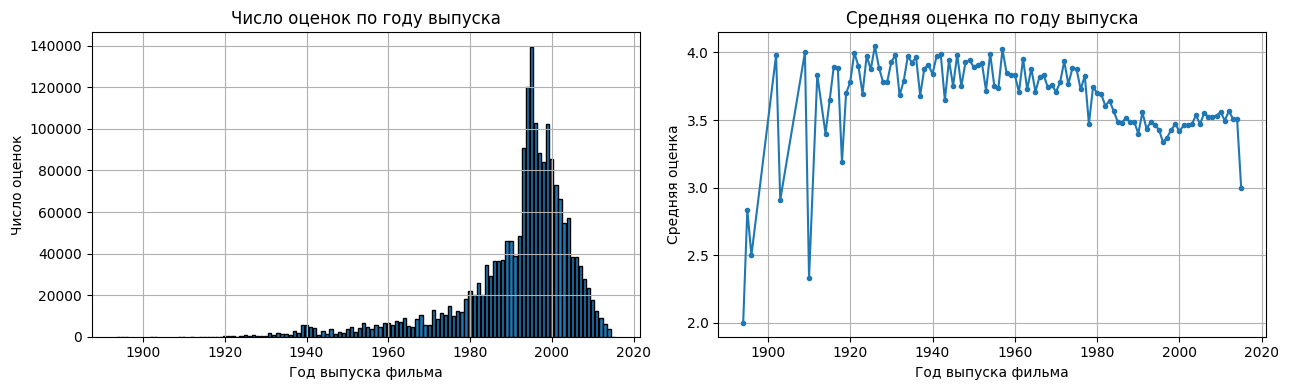
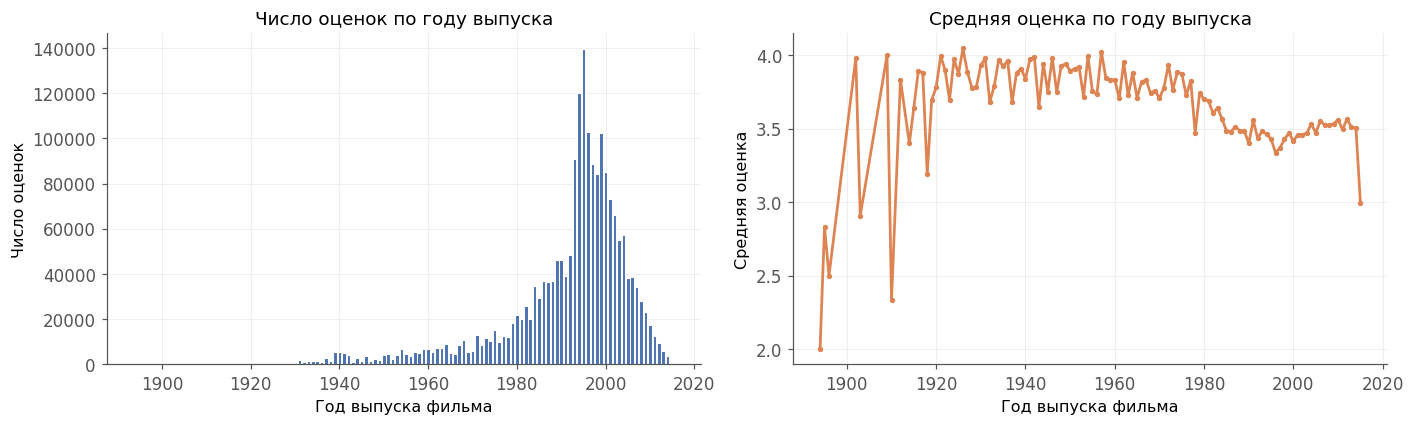
The change to this notebook cell's code, shown as a diff; its figure went from the first image to the second:
--- before
+++ after
@@ -25,10 +25,10 @@
 fig, axes = plt.subplots(1, 2, figsize=(13, 4))
 
-axes[0].bar(release_stats.index, release_stats["count"], edgecolor="black")
+axes[0].bar(release_stats.index, release_stats["count"], edgecolor="white", color="#4c72b0")
 axes[0].set_xlabel("Год выпуска фильма")
 axes[0].set_ylabel("Число оценок")
 axes[0].set_title("Число оценок по году выпуска")
 
-axes[1].plot(release_stats.index, release_stats["mean"], marker=".")
+axes[1].plot(release_stats.index, release_stats["mean"], marker=".", color="#dd8452")
 axes[1].set_xlabel("Год выпуска фильма")
 axes[1].set_ylabel("Средняя оценка")

Commit: visual